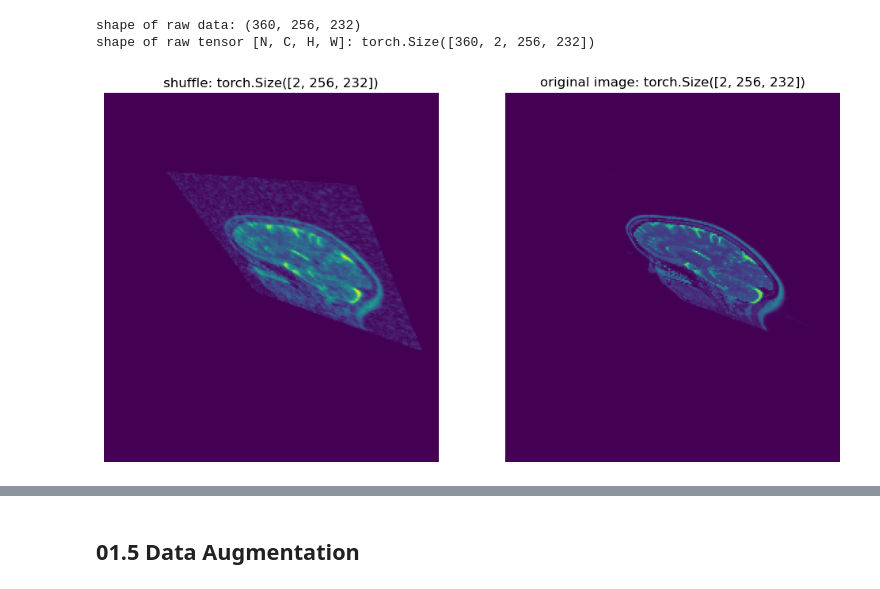
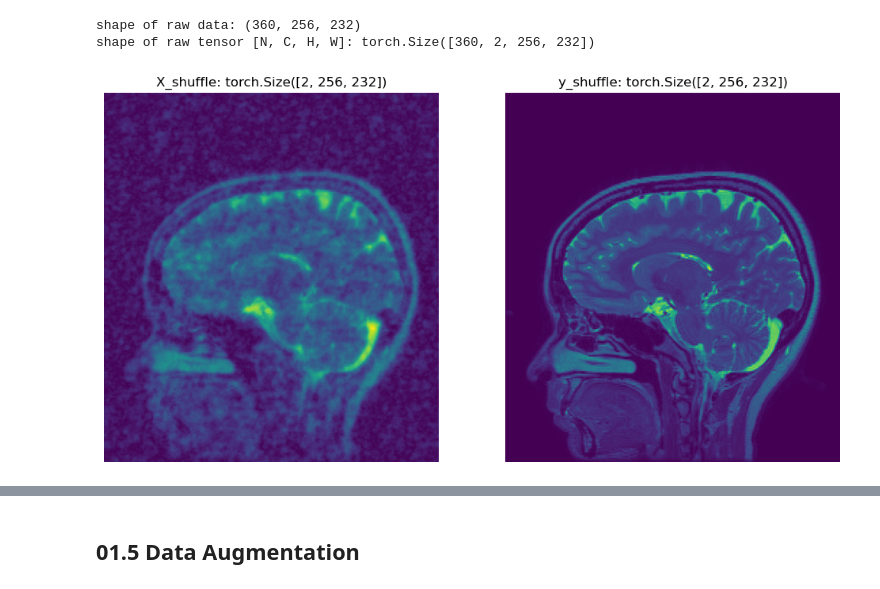
Before and after one commit to JasonLiu2024/MRI_project, a Jupyter notebook: Project_Colab_230409.ipynb, the cells around one changed output, grey strips where cells are left out. Drawn from its saved outputs; the diff is of its cells as text; code cells hidden in the pictures.

```diff
--- a/Project_Colab_230409.ipynb
+++ b/Project_Colab_230409.ipynb
@@ -116,30 +143,39 @@ shape of raw tensor [N, C, H, W]: torch.Size([360, 2, 256, 232])
 """Augmentation: perspective"""
 # the original version of transforms work on shallow copy (and messes with before-after comparisons!)
 # the randomized version of transforms create deep copy and transforms the deep copy
 perspective_X = copy.deepcopy(X_split)
 perspective_y = copy.deepcopy(y_split)
 for c in range(N_raw):
     params = T.RandomPerspective(p=1).get_params(width=W, height=H, distortion_scale=1)
     perspective_X[c] = T.functional.perspective(img=perspective_X[c],
                                                 startpoints=params[0],
                                                 endpoints=params[1])
     perspective_y[c] = T.functional.perspective(img=perspective_y[c],
                                                 startpoints=params[0],
                                                 endpoints=params[1])
 """Augmentation: rotate"""
 rotate_X = copy.deepcopy(X_split)
 rotate_y = copy.deepcopy(y_split)
 for c in range(N_raw):
     degrees = np.random.randint(90) # only need to randomize one number, so just use base transform
     rotate_X[c] = T.functional.rotate(img=rotate_X[c], angle=degrees)
     rotate_y[c] = T.functional.rotate(img=rotate_y[c], angle=degrees)
 """Augmentation: flip"""
 flip_X = copy.deepcopy(X_split)
 flip_y = copy.deepcopy(y_split)
 for c in range(N_raw):
     flip = np.round(np.random.rand()) # only need to randomize one number, so just use base transform
     flip_X[c] = torch.flip(flip_X[c], [0,1])
     flip_y[c] = torch.flip(flip_y[c], [0,1])
 X_combined = torch.cat([X_split, perspective_X, rotate_X, flip_X])
 y_combined = torch.cat([y_split, perspective_y, rotate_y, flip_y])
+# shuffle
 N = X_combined.shape[0]
+random_indices = torch.randperm(N)
+X_shuffled = X_combined[random_indices]
+y_shuffled = y_combined[random_indices]
+i = int(random.rand()*N)
+
+Augmentation_Compare(X_shuffled[i], y_shuffled[i], "X_shuffle", "y_shuffle")
+# %% [output]
+[figure, added]
@@ -150,8 +182,3 @@ y_shuffled = y_combined[random_indices]
-# %%
-i = int(random.rand()*N)
-Augmentation_Compare(X_shuffled[i], y_shuffled[i], "shuffle")
-# %% [output]
-[figure, removed]
 # %%
 # partition data
 training_ct = int(N * 0.75)
```
Also changed, not shown: parts of 17 cells of this notebook.
